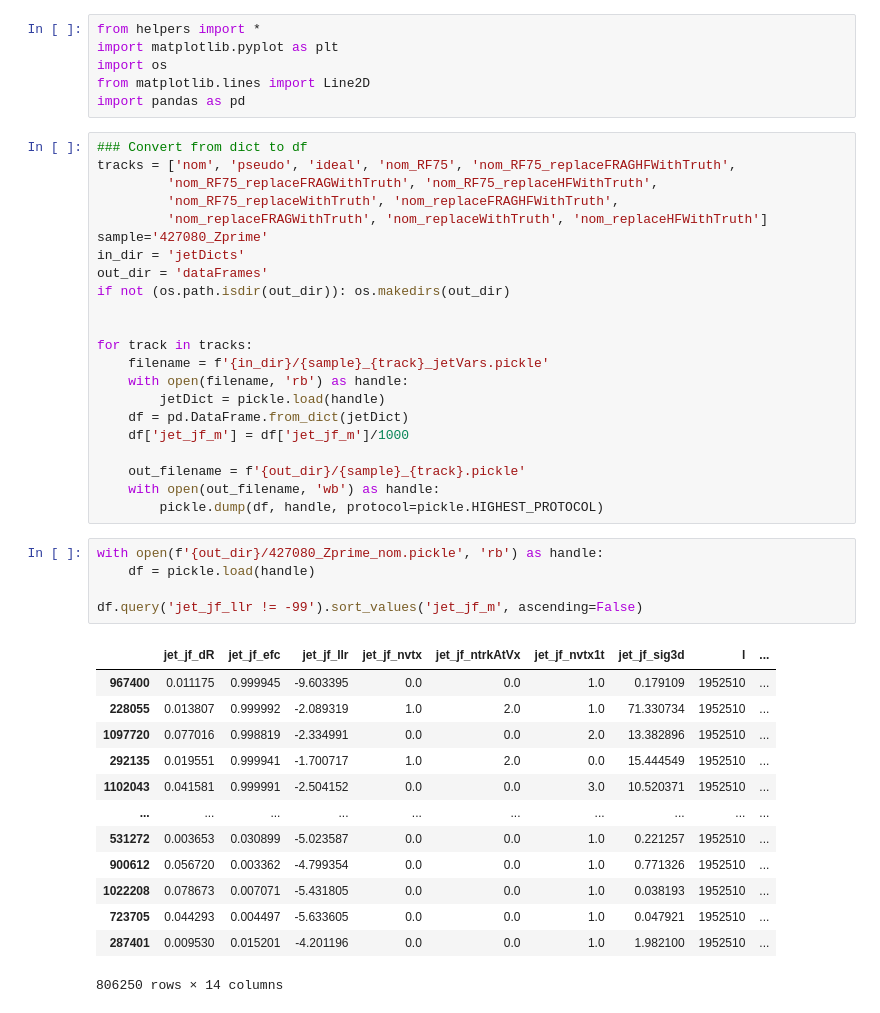
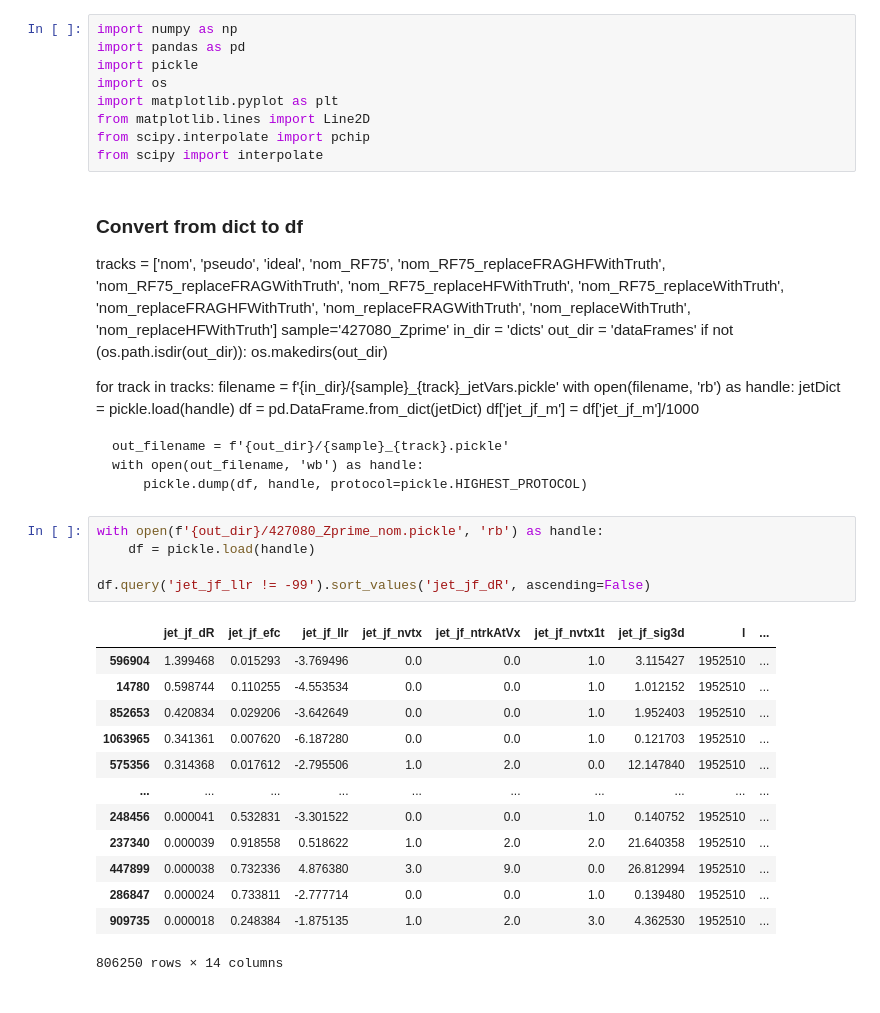
Before and after one commit to ava-lee/TrackingAnalysis, a Jupyter notebook: plotJF.ipynb, the cells around one changed output. Drawn from its saved outputs; the diff is of its cells as text.

```diff
--- a/plotJF.ipynb
+++ b/plotJF.ipynb
@@ -1,47 +1,50 @@
 # %%
-from helpers import *
+import numpy as np
+import pandas as pd
+import pickle
+import os
 import matplotlib.pyplot as plt
-import os
 from matplotlib.lines import Line2D
-import pandas as pd
+from scipy.interpolate import pchip
+from scipy import interpolate
-# %%
-### Convert from dict to df
-tracks = ['nom', 'pseudo', 'ideal', 'nom_RF75', 'nom_RF75_replaceFRAGHFWithTruth',
-         'nom_RF75_replaceFRAGWithTruth', 'nom_RF75_replaceHFWithTruth',
-         'nom_RF75_replaceWithTruth', 'nom_replaceFRAGHFWithTruth',
-         'nom_replaceFRAGWithTruth', 'nom_replaceWithTruth', 'nom_replaceHFWithTruth']
-sample='427080_Zprime'
-in_dir = 'jetDicts'
-out_dir = 'dataFrames'
-if not (os.path.isdir(out_dir)): os.makedirs(out_dir)
-
-
-for track in tracks:
-    filename = f'{in_dir}/{sample}_{track}_jetVars.pickle'
-    with open(filename, 'rb') as handle:
-        jetDict = pickle.load(handle)
-    df = pd.DataFrame.from_dict(jetDict)
-    df['jet_jf_m'] = df['jet_jf_m']/1000
-
-    out_filename = f'{out_dir}/{sample}_{track}.pickle'
-    with open(out_filename, 'wb') as handle:
-        pickle.dump(df, handle, protocol=pickle.HIGHEST_PROTOCOL)
+# %% [markdown]
+### Convert from dict to df
+tracks = ['nom', 'pseudo', 'ideal', 'nom_RF75', 'nom_RF75_replaceFRAGHFWithTruth',
+         'nom_RF75_replaceFRAGWithTruth', 'nom_RF75_replaceHFWithTruth',
+         'nom_RF75_replaceWithTruth', 'nom_replaceFRAGHFWithTruth',
+         'nom_replaceFRAGWithTruth', 'nom_replaceWithTruth', 'nom_replaceHFWithTruth']
+sample='427080_Zprime'
+in_dir = 'dicts'
+out_dir = 'dataFrames'
+if not (os.path.isdir(out_dir)): os.makedirs(out_dir)
+
+
+for track in tracks:
+    filename = f'{in_dir}/{sample}_{track}_jetVars.pickle'
+    with open(filename, 'rb') as handle:
+        jetDict = pickle.load(handle)
+    df = pd.DataFrame.from_dict(jetDict)
+    df['jet_jf_m'] = df['jet_jf_m']/1000
+
+    out_filename = f'{out_dir}/{sample}_{track}.pickle'
+    with open(out_filename, 'wb') as handle:
+        pickle.dump(df, handle, protocol=pickle.HIGHEST_PROTOCOL)
 # %%
 with open(f'{out_dir}/427080_Zprime_nom.pickle', 'rb') as handle:
     df = pickle.load(handle)
 
-df.query('jet_jf_llr != -99').sort_values('jet_jf_m', ascending=False)
+df.query('jet_jf_llr != -99').sort_values('jet_jf_dR', ascending=False)
 # %% [output]
 |  | jet_jf_dR | jet_jf_efc | jet_jf_llr | jet_jf_nvtx | jet_jf_ntrkAtVx | jet_jf_nvtx1t | jet_jf_sig3d | l | ... |
-| 967400 | 0.011175 | 0.999945 | -9.603395 | 0.0 | 0.0 | 1.0 | 0.179109 | 1952510 | ... |
-| 228055 | 0.013807 | 0.999992 | -2.089319 | 1.0 | 2.0 | 1.0 | 71.330734 | 1952510 | ... |
-| 1097720 | 0.077016 | 0.998819 | -2.334991 | 0.0 | 0.0 | 2.0 | 13.382896 | 1952510 | ... |
-| 292135 | 0.019551 | 0.999941 | -1.700717 | 1.0 | 2.0 | 0.0 | 15.444549 | 1952510 | ... |
-| 1102043 | 0.041581 | 0.999991 | -2.504152 | 0.0 | 0.0 | 3.0 | 10.520371 | 1952510 | ... |
+| 596904 | 1.399468 | 0.015293 | -3.769496 | 0.0 | 0.0 | 1.0 | 3.115427 | 1952510 | ... |
+| 14780 | 0.598744 | 0.110255 | -4.553534 | 0.0 | 0.0 | 1.0 | 1.012152 | 1952510 | ... |
+| 852653 | 0.420834 | 0.029206 | -3.642649 | 0.0 | 0.0 | 1.0 | 1.952403 | 1952510 | ... |
+| 1063965 | 0.341361 | 0.007620 | -6.187280 | 0.0 | 0.0 | 1.0 | 0.121703 | 1952510 | ... |
+| 575356 | 0.314368 | 0.017612 | -2.795506 | 1.0 | 2.0 | 0.0 | 12.147840 | 1952510 | ... |
 | ... | ... | ... | ... | ... | ... | ... | ... | ... | ... |
-| 531272 | 0.003653 | 0.030899 | -5.023587 | 0.0 | 0.0 | 1.0 | 0.221257 | 1952510 | ... |
-| 900612 | 0.056720 | 0.003362 | -4.799354 | 0.0 | 0.0 | 1.0 | 0.771326 | 1952510 | ... |
-| 1022208 | 0.078673 | 0.007071 | -5.431805 | 0.0 | 0.0 | 1.0 | 0.038193 | 1952510 | ... |
-| 723705 | 0.044293 | 0.004497 | -5.633605 | 0.0 | 0.0 | 1.0 | 0.047921 | 1952510 | ... |
-| 287401 | 0.009530 | 0.015201 | -4.201196 | 0.0 | 0.0 | 1.0 | 1.982100 | 1952510 | ... |
+| 248456 | 0.000041 | 0.532831 | -3.301522 | 0.0 | 0.0 | 1.0 | 0.140752 | 1952510 | ... |
+| 237340 | 0.000039 | 0.918558 | 0.518622 | 1.0 | 2.0 | 2.0 | 21.640358 | 1952510 | ... |
+| 447899 | 0.000038 | 0.732336 | 4.876380 | 3.0 | 9.0 | 0.0 | 26.812994 | 1952510 | ... |
+| 286847 | 0.000024 | 0.733811 | -2.777714 | 0.0 | 0.0 | 1.0 | 0.139480 | 1952510 | ... |
+| 909735 | 0.000018 | 0.248384 | -1.875135 | 1.0 | 2.0 | 3.0 | 4.362530 | 1952510 | ... |
 806250 rows × 14 columns
```
Also changed, not shown: parts of 5 cells of this notebook.
